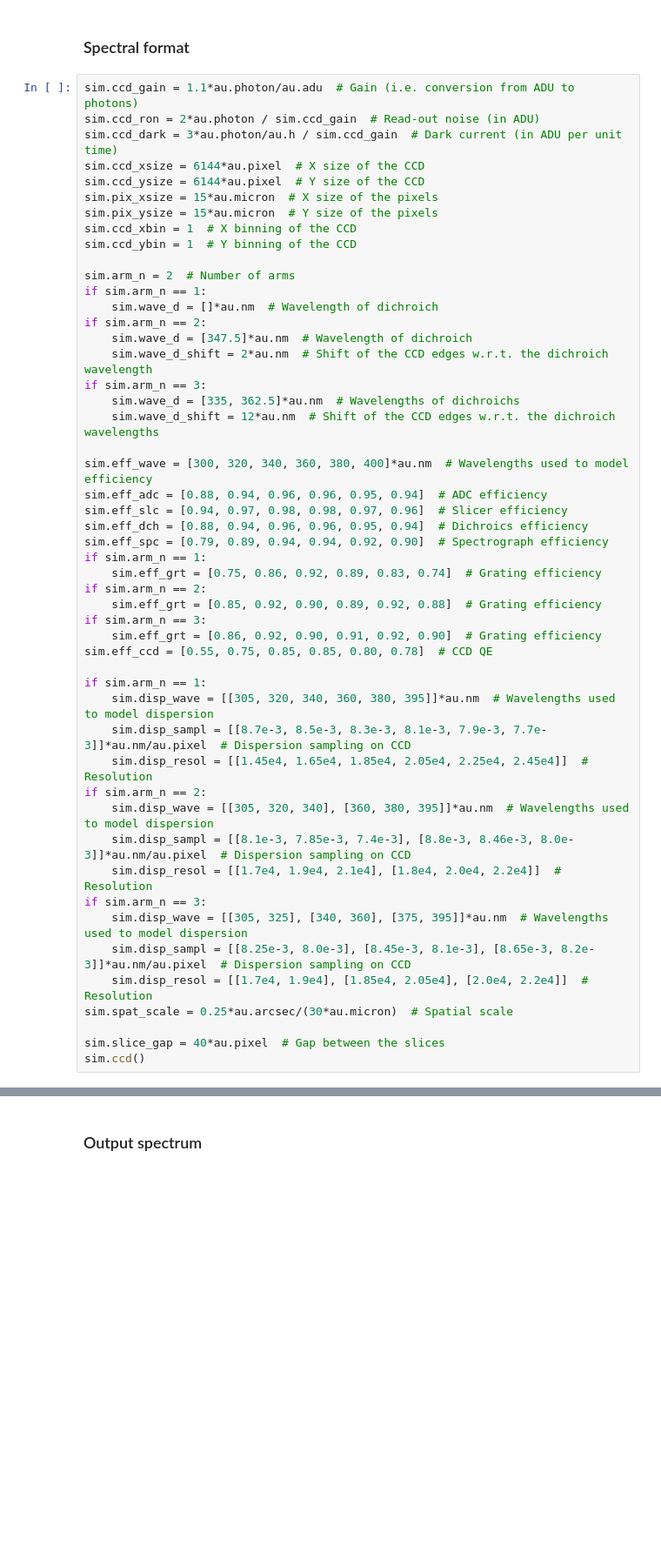
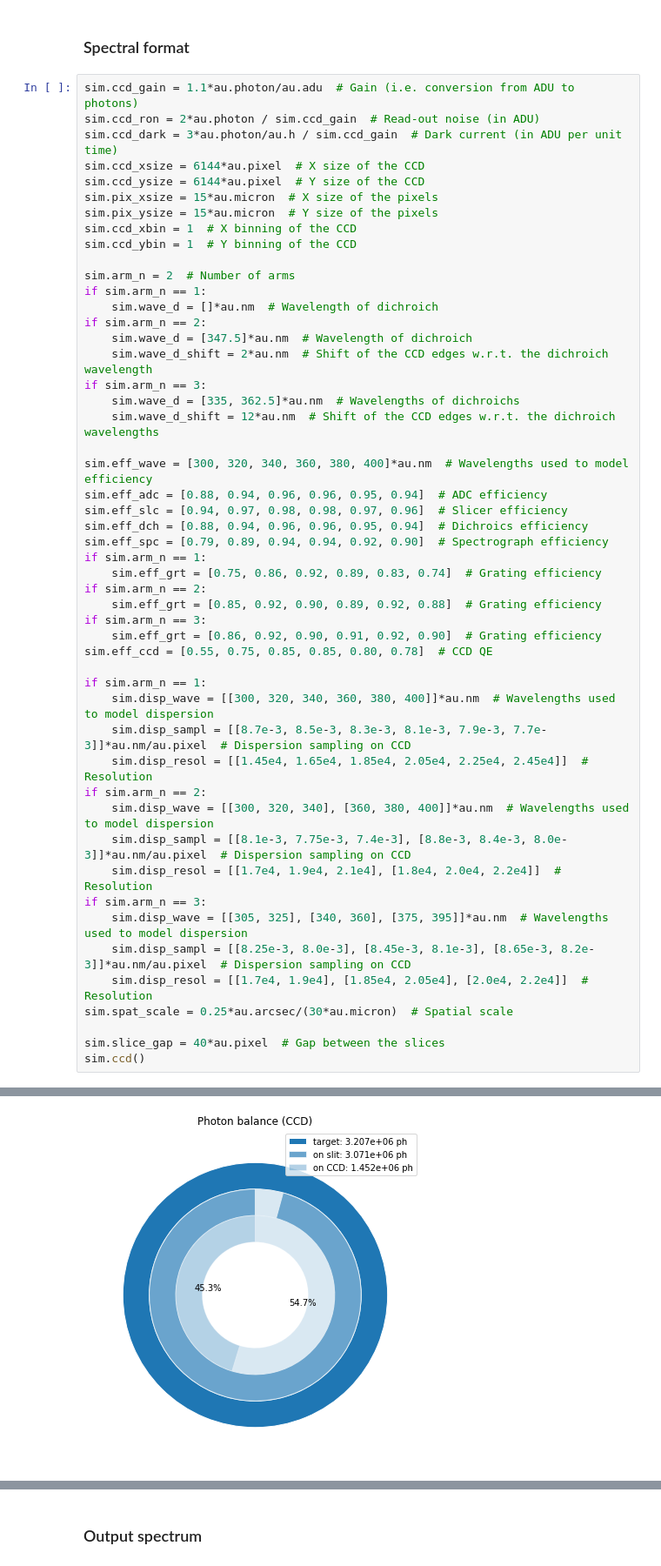
Before and after one commit to gcupani/cubes, a Jupyter notebook: CUBES E2E simulator (compact).ipynb, the cells around one changed output, grey strips where cells are left out. Shown: that part at 87% size. Drawn from its saved outputs; the diff is of its cells as text; blank space fills up the shorter version.

```diff
--- a/CUBES E2E simulator (compact).ipynb
+++ b/CUBES E2E simulator (compact).ipynb
@@ -80,12 +84,12 @@ if sim.arm_n == 3:
 sim.eff_ccd = [0.55, 0.75, 0.85, 0.85, 0.80, 0.78]  # CCD QE
 
 if sim.arm_n == 1:
-    sim.disp_wave = [[305, 320, 340, 360, 380, 395]]*au.nm  # Wavelengths used to model dispersion
+    sim.disp_wave = [[300, 320, 340, 360, 380, 400]]*au.nm  # Wavelengths used to model dispersion
     sim.disp_sampl = [[8.7e-3, 8.5e-3, 8.3e-3, 8.1e-3, 7.9e-3, 7.7e-3]]*au.nm/au.pixel  # Dispersion sampling on CCD
     sim.disp_resol = [[1.45e4, 1.65e4, 1.85e4, 2.05e4, 2.25e4, 2.45e4]]  # Resolution
 if sim.arm_n == 2:
-    sim.disp_wave = [[305, 320, 340], [360, 380, 395]]*au.nm  # Wavelengths used to model dispersion
-    sim.disp_sampl = [[8.1e-3, 7.85e-3, 7.4e-3], [8.8e-3, 8.46e-3, 8.0e-3]]*au.nm/au.pixel  # Dispersion sampling on CCD
+    sim.disp_wave = [[300, 320, 340], [360, 380, 400]]*au.nm  # Wavelengths used to model dispersion
+    sim.disp_sampl = [[8.1e-3, 7.75e-3, 7.4e-3], [8.8e-3, 8.4e-3, 8.0e-3]]*au.nm/au.pixel  # Dispersion sampling on CCD
     sim.disp_resol = [[1.7e4, 1.9e4, 2.1e4], [1.8e4, 2.0e4, 2.2e4]]  # Resolution
 if sim.arm_n == 3:
     sim.disp_wave = [[305, 325], [340, 360], [375, 395]]*au.nm  # Wavelengths used to model dispersion
@@ -95,3 +99,4 @@ sim.spat_scale = 0.25*au.arcsec/(30*au.micron)  # Spatial scale
 
 sim.slice_gap = 40*au.pixel  # Gap between the slices
 sim.ccd()
+# %% [output]
@@ -97,0 +104 @@ sim.ccd()
+[figure, added]
```
Also changed, not shown: parts of 3 cells of this notebook, 1 other file.
